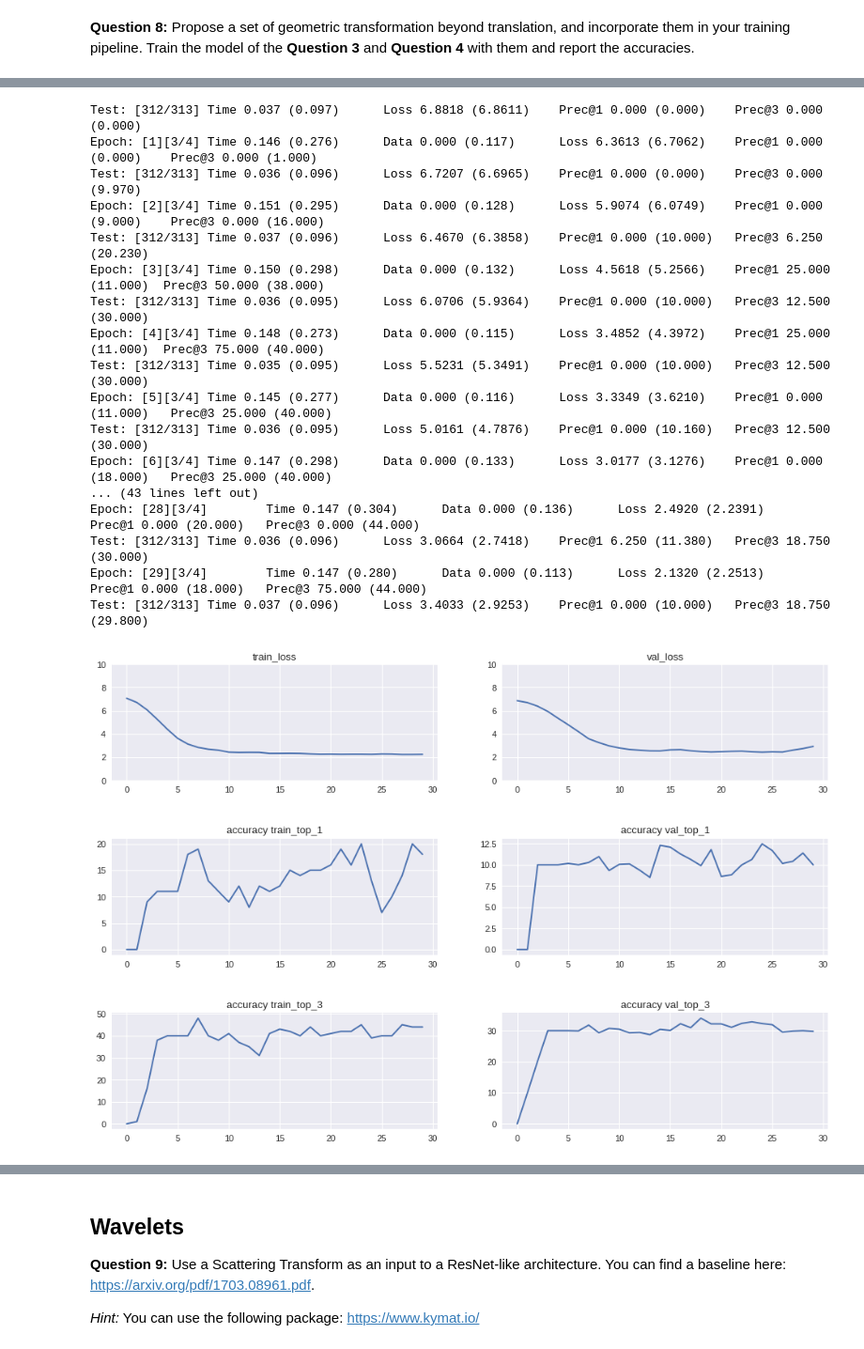
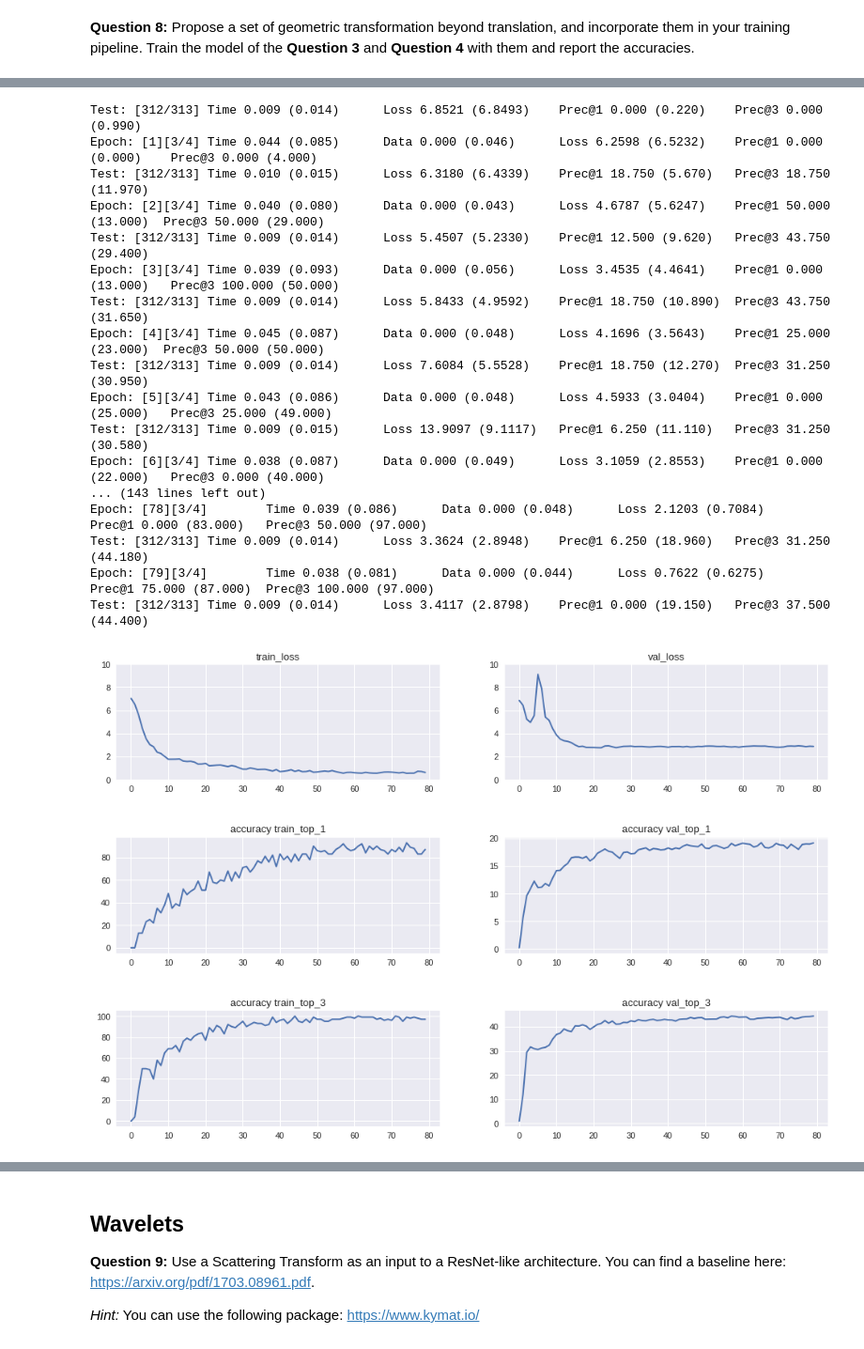
Before and after one commit to paulasquin/deep-learning-in-practice-cs, a Jupyter notebook: 3-TD_ADL.ipynb, the cells around one changed output, grey strips where cells are left out. Shown at 94% size. Saved outputs shown, nothing was run; the diff lists cells and outputs as text; code cells hidden in the pictures.

```diff
--- a/3-TD_ADL.ipynb
+++ b/3-TD_ADL.ipynb
@@ -983,7 +974,7 @@ __Question 8:__ Propose a set of geometric transformation beyond translation, an
 args = Args(
         arch="resnet18",
         workers=4,
-        epochs=30,
+        epochs=80,
         start_epoch=0,
         batch_size=32,
         lr=0.001,
@@ -997,18 +988,18 @@ args = Args(
 )
 
 # Transformation definition
-transf = transforms.Compose(
+transf2 = transforms.Compose(
     [transforms.ToPILImage(),
-     transforms.CenterCrop(224),
      transforms.RandomHorizontalFlip(),
-     transforms.RandomAffine(degrees=45, translate=(0.2, 0.2), scale=(0.8, 1.2)),
+#      transforms.RandomAffine(degrees=15, translate=(0.05, 0.05), scale=(0.9, 1.1)),
      transforms.RandomVerticalFlip(),
+     transforms.RandomCrop(32, padding=4),
      transforms.ToTensor(),
      normalize
     ])
 
 
-classifier4 = Classifier(args, transf)
+classifier4 = Classifier(args, transf2)
 classifier4.run_training()
 classifier4.plot_results()
 # %% [output]
@@ -1018,21 +1009,21 @@ Epoch: [0][3/4] Time 0.146 (0.308)      Data 0.000 (0.125)      Loss 6.9736 (7.0
-Test: [312/313] Time 0.037 (0.097)      Loss 6.8818 (6.8611)    Prec@1 0.000 (0.000)    Prec@3 0.000 (0.000)
-Epoch: [1][3/4] Time 0.146 (0.276)      Data 0.000 (0.117)      Loss 6.3613 (6.7062)    Prec@1 0.000 (0.000)    Prec@3 0.000 (1.000)
-Test: [312/313] Time 0.036 (0.096)      Loss 6.7207 (6.6965)    Prec@1 0.000 (0.000)    Prec@3 0.000 (9.970)
-Epoch: [2][3/4] Time 0.151 (0.295)      Data 0.000 (0.128)      Loss 5.9074 (6.0749)    Prec@1 0.000 (9.000)    Prec@3 0.000 (16.000)
-Test: [312/313] Time 0.037 (0.096)      Loss 6.4670 (6.3858)    Prec@1 0.000 (10.000)   Prec@3 6.250 (20.230)
-Epoch: [3][3/4] Time 0.150 (0.298)      Data 0.000 (0.132)      Loss 4.5618 (5.2566)    Prec@1 25.000 (11.000)  Prec@3 50.000 (38.000)
-Test: [312/313] Time 0.036 (0.095)      Loss 6.0706 (5.9364)    Prec@1 0.000 (10.000)   Prec@3 12.500 (30.000)
-Epoch: [4][3/4] Time 0.148 (0.273)      Data 0.000 (0.115)      Loss 3.4852 (4.3972)    Prec@1 25.000 (11.000)  Prec@3 75.000 (40.000)
-Test: [312/313] Time 0.035 (0.095)      Loss 5.5231 (5.3491)    Prec@1 0.000 (10.000)   Prec@3 12.500 (30.000)
-Epoch: [5][3/4] Time 0.145 (0.277)      Data 0.000 (0.116)      Loss 3.3349 (3.6210)    Prec@1 0.000 (11.000)   Prec@3 25.000 (40.000)
-Test: [312/313] Time 0.036 (0.095)      Loss 5.0161 (4.7876)    Prec@1 0.000 (10.160)   Prec@3 12.500 (30.000)
-Epoch: [6][3/4] Time 0.147 (0.298)      Data 0.000 (0.133)      Loss 3.0177 (3.1276)    Prec@1 0.000 (18.000)   Prec@3 25.000 (40.000)
-... (43 lines left out)
-Epoch: [28][3/4]        Time 0.147 (0.304)      Data 0.000 (0.136)      Loss 2.4920 (2.2391)    Prec@1 0.000 (20.000)   Prec@3 0.000 (44.000)
-Test: [312/313] Time 0.036 (0.096)      Loss 3.0664 (2.7418)    Prec@1 6.250 (11.380)   Prec@3 18.750 (30.000)
-Epoch: [29][3/4]        Time 0.147 (0.280)      Data 0.000 (0.113)      Loss 2.1320 (2.2513)    Prec@1 0.000 (18.000)   Prec@3 75.000 (44.000)
-Test: [312/313] Time 0.037 (0.096)      Loss 3.4033 (2.9253)    Prec@1 0.000 (10.000)   Prec@3 18.750 (29.800)
+Test: [312/313] Time 0.009 (0.014)      Loss 6.8521 (6.8493)    Prec@1 0.000 (0.220)    Prec@3 0.000 (0.990)
+Epoch: [1][3/4] Time 0.044 (0.085)      Data 0.000 (0.046)      Loss 6.2598 (6.5232)    Prec@1 0.000 (0.000)    Prec@3 0.000 (4.000)
+Test: [312/313] Time 0.010 (0.015)      Loss 6.3180 (6.4339)    Prec@1 18.750 (5.670)   Prec@3 18.750 (11.970)
+Epoch: [2][3/4] Time 0.040 (0.080)      Data 0.000 (0.043)      Loss 4.6787 (5.6247)    Prec@1 50.000 (13.000)  Prec@3 50.000 (29.000)
+Test: [312/313] Time 0.009 (0.014)      Loss 5.4507 (5.2330)    Prec@1 12.500 (9.620)   Prec@3 43.750 (29.400)
+Epoch: [3][3/4] Time 0.039 (0.093)      Data 0.000 (0.056)      Loss 3.4535 (4.4641)    Prec@1 0.000 (13.000)   Prec@3 100.000 (50.000)
+Test: [312/313] Time 0.009 (0.014)      Loss 5.8433 (4.9592)    Prec@1 18.750 (10.890)  Prec@3 43.750 (31.650)
+Epoch: [4][3/4] Time 0.045 (0.087)      Data 0.000 (0.048)      Loss 4.1696 (3.5643)    Prec@1 25.000 (23.000)  Prec@3 50.000 (50.000)
+Test: [312/313] Time 0.009 (0.014)      Loss 7.6084 (5.5528)    Prec@1 18.750 (12.270)  Prec@3 31.250 (30.950)
+Epoch: [5][3/4] Time 0.043 (0.086)      Data 0.000 (0.048)      Loss 4.5933 (3.0404)    Prec@1 0.000 (25.000)   Prec@3 25.000 (49.000)
+Test: [312/313] Time 0.009 (0.015)      Loss 13.9097 (9.1117)   Prec@1 6.250 (11.110)   Prec@3 31.250 (30.580)
+Epoch: [6][3/4] Time 0.038 (0.087)      Data 0.000 (0.049)      Loss 3.1059 (2.8553)    Prec@1 0.000 (22.000)   Prec@3 0.000 (40.000)
+... (143 lines left out)
+Epoch: [78][3/4]        Time 0.039 (0.086)      Data 0.000 (0.048)      Loss 2.1203 (0.7084)    Prec@1 0.000 (83.000)   Prec@3 50.000 (97.000)
+Test: [312/313] Time 0.009 (0.014)      Loss 3.3624 (2.8948)    Prec@1 6.250 (18.960)   Prec@3 31.250 (44.180)
+Epoch: [79][3/4]        Time 0.038 (0.081)      Data 0.000 (0.044)      Loss 0.7622 (0.6275)    Prec@1 75.000 (87.000)  Prec@3 100.000 (97.000)
+Test: [312/313] Time 0.009 (0.014)      Loss 3.4117 (2.8798)    Prec@1 0.000 (19.150)   Prec@3 37.500 (44.400)
-[figure, old version]
+[figure, new version]
 # %% [markdown]
 | Model | Number of  epochs  | Train accuracy | Test accuracy |
 |------|------|------|------|
```
Also changed, not shown: parts of 10 cells of this notebook.
